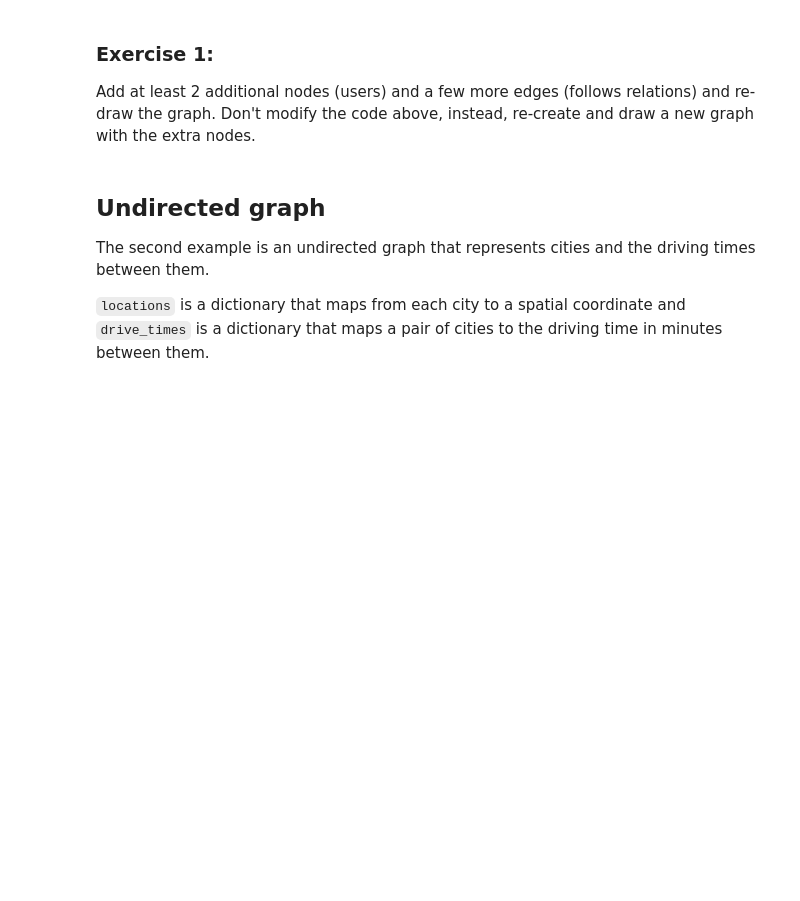
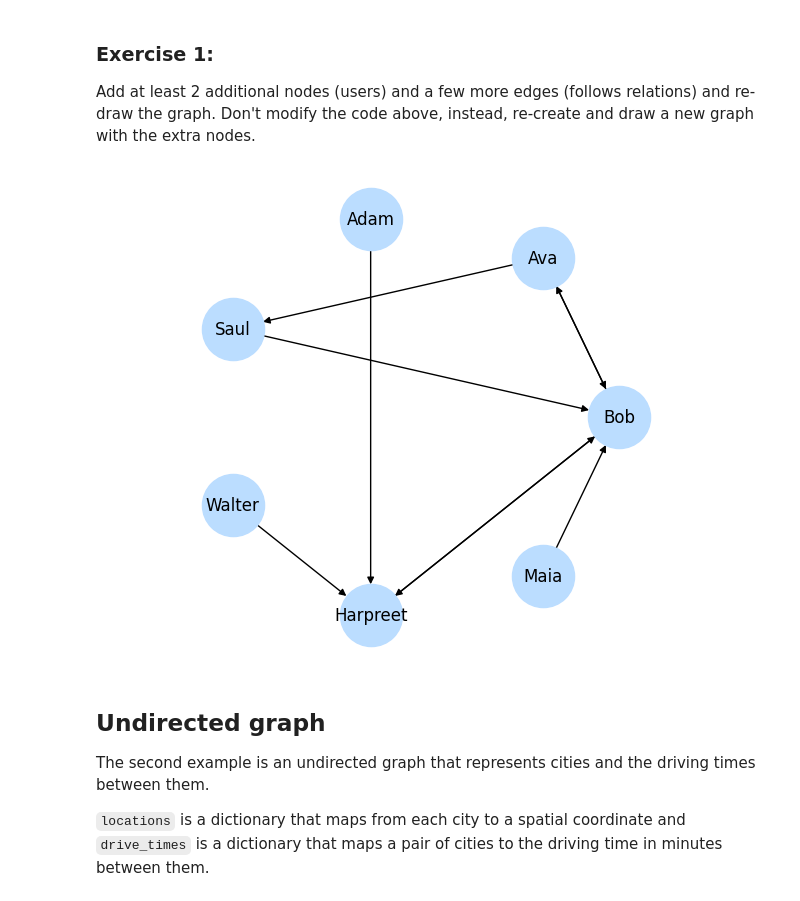
Before and after one commit to CounterCookie/cap-comp215, a Jupyter notebook: labs/lab04.ipynb, the cells around one changed output. Cells and saved outputs as stored; diff of their text form; code cells hidden in the pictures; blank space fills up the shorter version.

```diff
--- a/labs/lab04.ipynb
+++ b/labs/lab04.ipynb
@@ -70,6 +71,25 @@ plt.show()
 ### Exercise 1:
 Add at least 2 additional nodes (users) and a few more edges (follows relations) and re-draw the graph.
 Don't modify the code above, instead, re-create and draw a new graph with the extra nodes.
+# %%
+userNetwork = nx.DiGraph()
+
+users = ["Bob", "Ava", "Adam", "Saul", "Walter", "Harpreet", "Maia"]
+for i in users:
+    userNetwork.add_node(i)
+follows = [('Bob', 'Harpreet'), ('Ava', 'Saul'), ('Adam', 'Harpreet'), ('Saul', 'Bob'), ('Walter', 'Harpreet'), ('Harpreet', 'Bob'), ('Maia', 'Bob'), ('Ava', 'Bob'), ('Bob', 'Ava')]
+
+for i in follows:
+    userNetwork.add_edge(i[0], i[1])
+
+nx.draw_circular(userNetwork,
+                 node_color='#bbddff',
+                 node_size=2000,
+                 with_labels=True)
+plt.axis('equal')
+plt.show()
+# %% [output]
+[figure, added]
 # %% [markdown]
 ## Undirected graph
 
```
Also changed, not shown: parts of 24 cells of this notebook.
